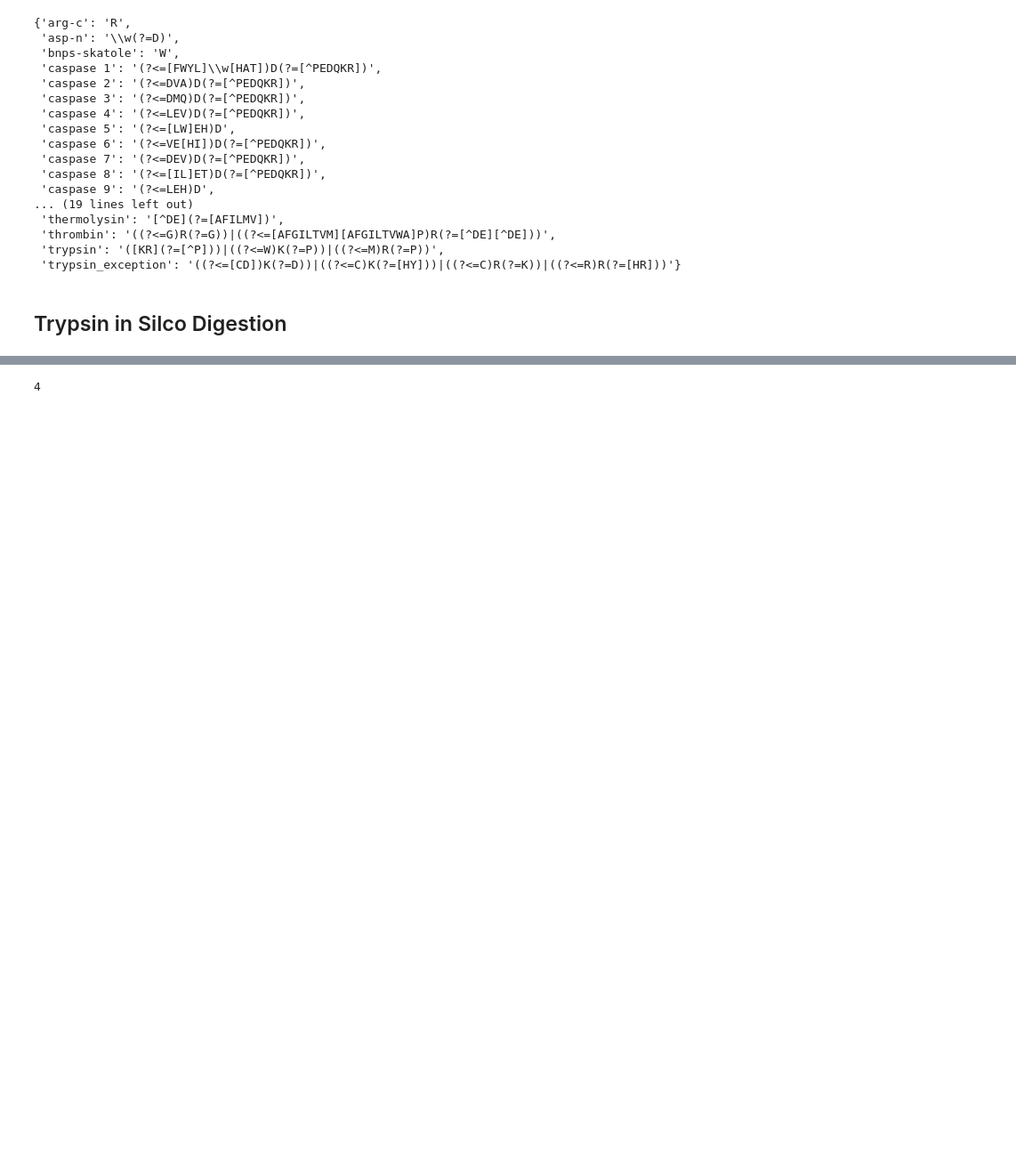
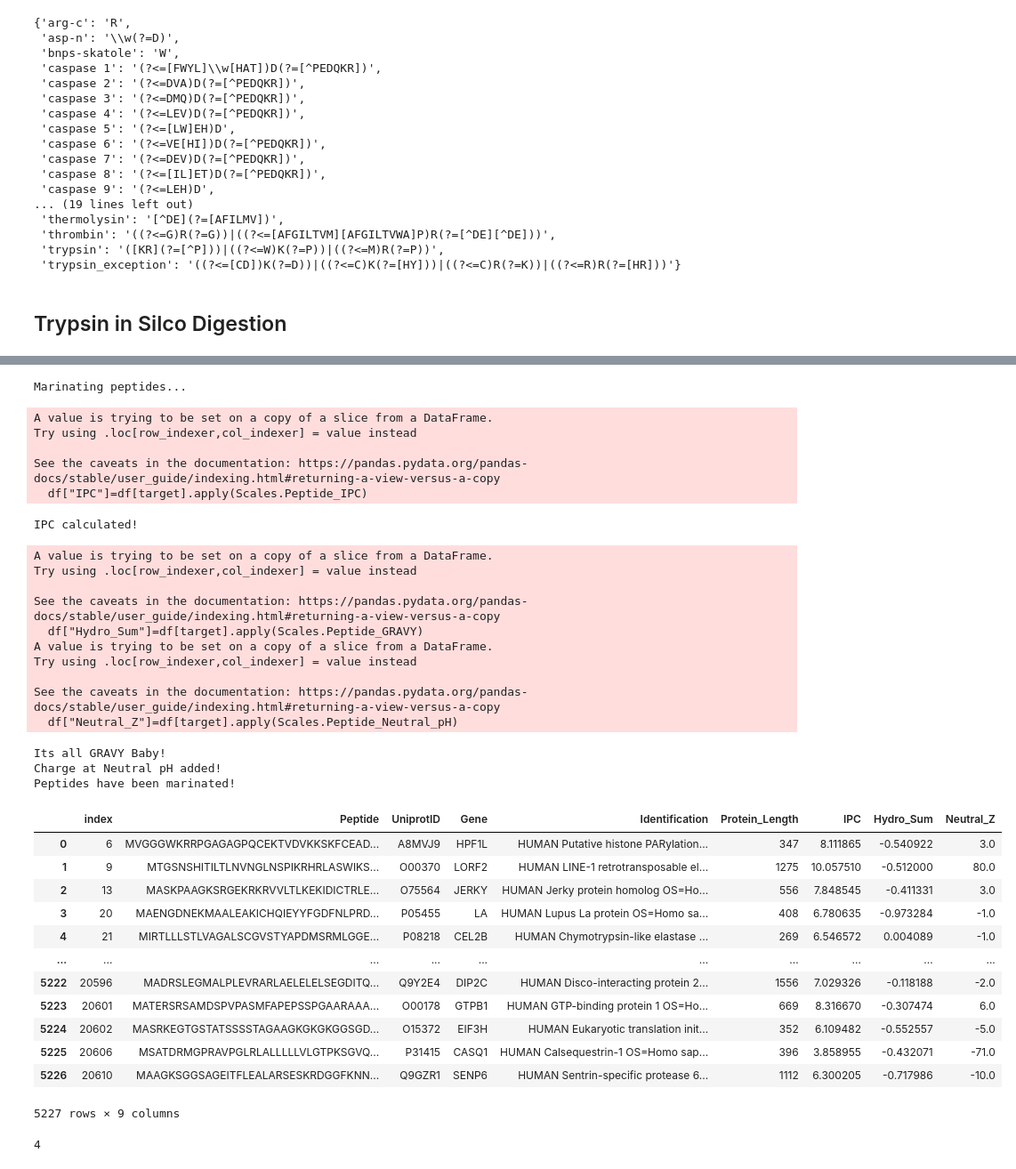
Before and after one commit to TTCooper-PhD/Limited_Proteolysis_Hive, a Jupyter notebook: HeLa/Unfractioned_Tryp_AspN_GluC/HeLa_1vs18hr_Shotgun.ipynb, the cells around one changed output, grey strips where cells are left out. Shown: that part at 89% size. Cells and saved outputs as stored; diff of their text form; code cells hidden in the pictures; blank space fills up the shorter version.

```diff
--- a/HeLa/Unfractioned_Tryp_AspN_GluC/HeLa_1vs18hr_Shotgun.ipynb
+++ b/HeLa/Unfractioned_Tryp_AspN_GluC/HeLa_1vs18hr_Shotgun.ipynb
@@ -105,3 +151,39 @@ Tryp_0_dig.head()
+# %%
+Chef.Marinate(T_Missed,"Peptide",length=0,IPC=True,Hydro=True,GRAVY=True,NeutralZ=True,Peptide_Inspector=False)
+# %% [output]
+Marinating peptides...
+A value is trying to be set on a copy of a slice from a DataFrame.
+Try using .loc[row_indexer,col_indexer] = value instead
+
+See the caveats in the documentation: https://pandas.pydata.org/pandas-docs/stable/user_guide/indexing.html#returning-a-view-versus-a-copy
+  df["IPC"]=df[target].apply(Scales.Peptide_IPC)
+IPC calculated!
+A value is trying to be set on a copy of a slice from a DataFrame.
+Try using .loc[row_indexer,col_indexer] = value instead
+
+See the caveats in the documentation: https://pandas.pydata.org/pandas-docs/stable/user_guide/indexing.html#returning-a-view-versus-a-copy
+  df["Hydro_Sum"]=df[target].apply(Scales.Peptide_GRAVY)
+A value is trying to be set on a copy of a slice from a DataFrame.
+Try using .loc[row_indexer,col_indexer] = value instead
+
+See the caveats in the documentation: https://pandas.pydata.org/pandas-docs/stable/user_guide/indexing.html#returning-a-view-versus-a-copy
+  df["Neutral_Z"]=df[target].apply(Scales.Peptide_Neutral_pH)
+Its all GRAVY Baby!
+Charge at Neutral pH added!
+Peptides have been marinated!
+|  | index | Peptide | UniprotID | Gene | Identification | Protein_Length | IPC | Hydro_Sum | Neutral_Z |
+| 0 | 6 | MVGGGWKRRPGAGAGPQCEKTVDVKKSKFCEAD... | A8MVJ9 | HPF1L | HUMAN Putative histone PARylation... | 347 | 8.111865 | -0.540922 | 3.0 |
+| 1 | 9 | MTGSNSHITILTLNVNGLNSPIKRHRLASWIKS... | O00370 | LORF2 | HUMAN LINE-1 retrotransposable el... | 1275 | 10.057510 | -0.512000 | 80.0 |
+| 2 | 13 | MASKPAAGKSRGEKRKRVVLTLKEKIDICTRLE... | O75564 | JERKY | HUMAN Jerky protein homolog OS=Ho... | 556 | 7.848545 | -0.411331 | 3.0 |
+| 3 | 20 | MAENGDNEKMAALEAKICHQIEYYFGDFNLPRD... | P05455 | LA | HUMAN Lupus La protein OS=Homo sa... | 408 | 6.780635 | -0.973284 | -1.0 |
+| 4 | 21 | MIRTLLLSTLVAGALSCGVSTYAPDMSRMLGGE... | P08218 | CEL2B | HUMAN Chymotrypsin-like elastase ... | 269 | 6.546572 | 0.004089 | -1.0 |
+| ... | ... | ... | ... | ... | ... | ... | ... | ... | ... |
+| 5222 | 20596 | MADRSLEGMALPLEVRARLAELELELSEGDITQ... | Q9Y2E4 | DIP2C | HUMAN Disco-interacting protein 2... | 1556 | 7.029326 | -0.118188 | -2.0 |
+| 5223 | 20601 | MATERSRSAMDSPVPASMFAPEPSSPGAARAAA... | O00178 | GTPB1 | HUMAN GTP-binding protein 1 OS=Ho... | 669 | 8.316670 | -0.307474 | 6.0 |
+| 5224 | 20602 | MASRKEGTGSTATSSSSTAGAAGKGKGKGGSGD... | O15372 | EIF3H | HUMAN Eukaryotic translation init... | 352 | 6.109482 | -0.552557 | -5.0 |
+| 5225 | 20606 | MSATDRMGPRAVPGLRLALLLLLVLGTPKSGVQ... | P31415 | CASQ1 | HUMAN Calsequestrin-1 OS=Homo sap... | 396 | 3.858955 | -0.432071 | -71.0 |
+| 5226 | 20610 | MAAGKSGGSAGEITFLEALARSESKRDGGFKNN... | Q9GZR1 | SENP6 | HUMAN Sentrin-specific protease 6... | 1112 | 6.300205 | -0.717986 | -10.0 |
+5227 rows × 9 columns
 # %%
 len(Tryp_Peptides)
 # %% [output]
```
Also changed, not shown: parts of 22 cells of this notebook.
